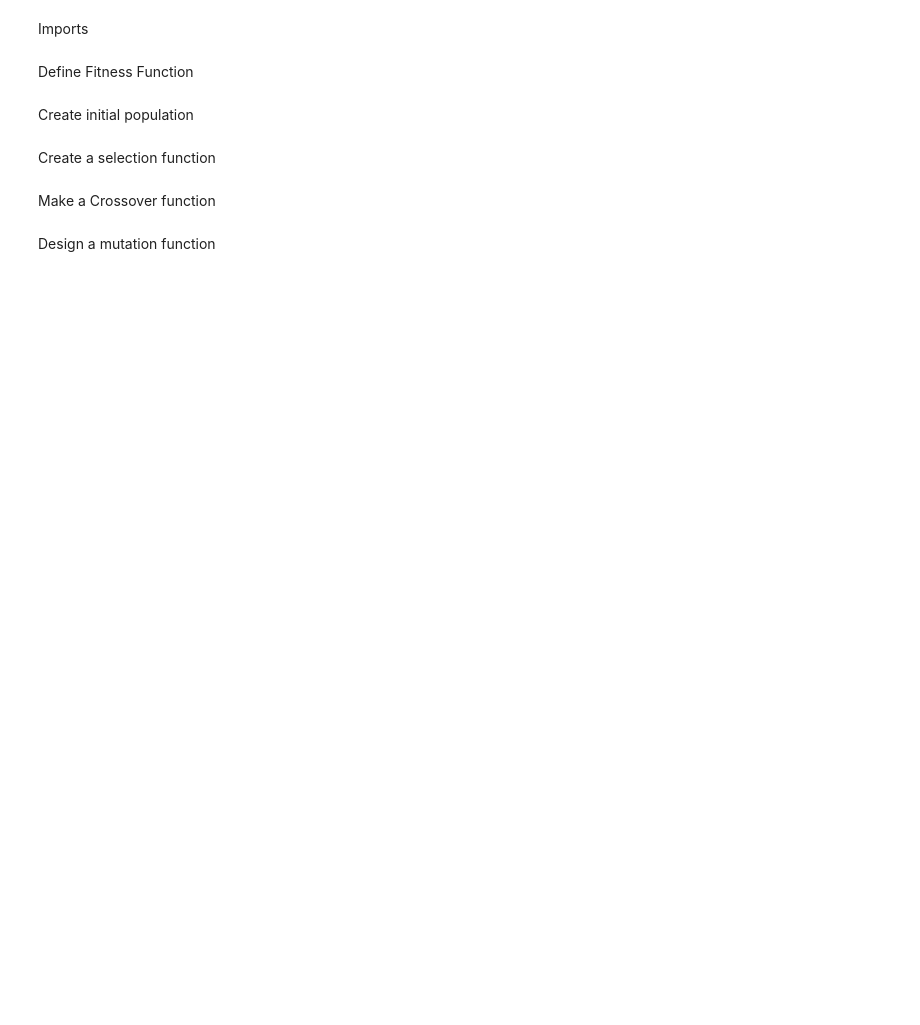
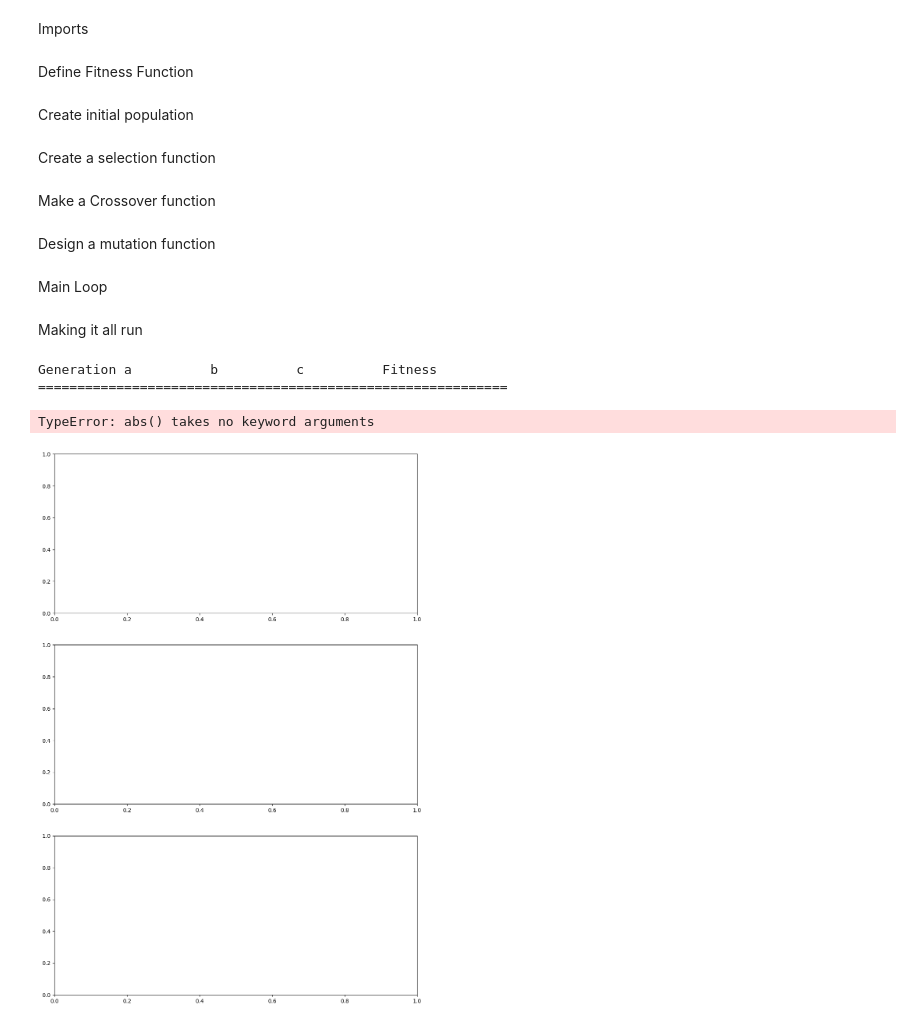
Before and after one commit to Jorwin-dev/machine-learning, a Jupyter notebook: genetic-algorithms.ipynb, the cells around one changed output. Cells and saved outputs as stored; diff of their text form; code cells hidden in the pictures; blank space fills up the shorter version.

```diff
--- a/genetic-algorithms.ipynb
+++ b/genetic-algorithms.ipynb
@@ -127,3 +126,5 @@ def mutation(individual, mutation_rate, lower_bound, upper_bound):
             # Ensure the individual stays within upper bounds
             individual[i] = max(min(individual[i], upper_bound), lower_bound)
     return tuple(individual)
+# %% [markdown]
+Main Loop
@@ -129,0 +246,18 @@ def mutation(individual, mutation_rate, lower_bound, upper_bound):
+# %% [markdown]
+Making it all run
+# %%
+# Parameters for the genetic algorithm
+population_size = 100
+lower_bound = -50
+upper_bound = 50
+generations = 20
+mutation_rate = 1
+
+# Run the GA
+best_solution = genetic_algorithm(population_size, lower_bound, upper_bound, generations, mutation_rate)
+print(f"Best solution found: a = {best_solution[0]}, b = {best_solution[1]}, c = {best_solution[2]}")
+# %% [output]
+Generation a          b          c          Fitness
+============================================================
+TypeError: abs() takes no keyword arguments
+[figure, added]
```
Also changed, not shown: parts of 2 cells of this notebook, 1 other file.
